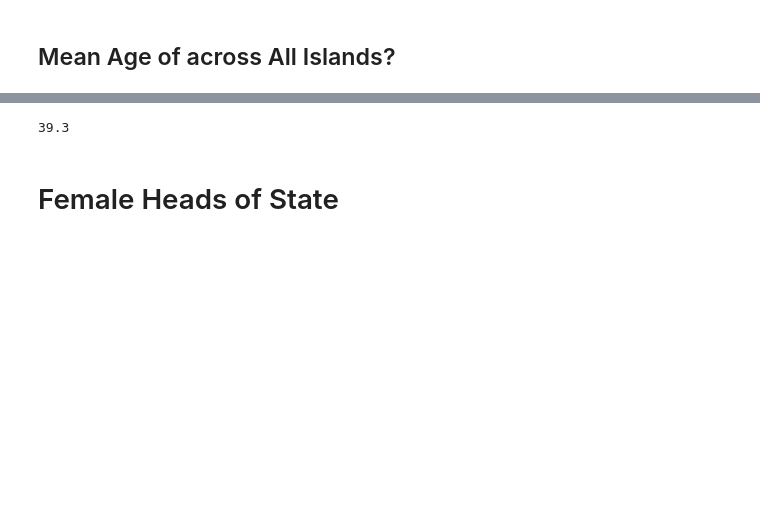
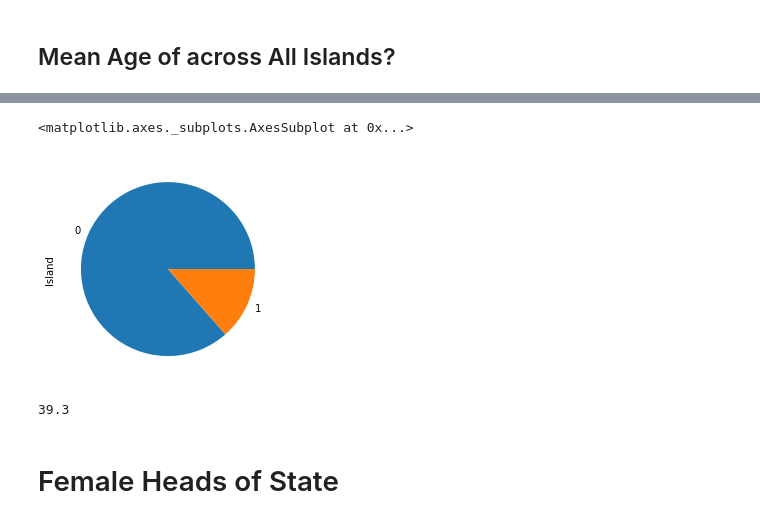
Before and after one commit to jesusmartinezprofesor/machine-learning-program, a Jupyter notebook: #01. Data Tables & Basic Concepts of Programming/01practice.ipynb, the cells around one changed output, grey strips where cells are left out. Drawn from its saved outputs; the diff is of its cells as text; code cells hidden in the pictures; blank space fills up the shorter version.

```diff
--- a/#01. Data Tables & Basic Concepts of Programming/01practice.ipynb
+++ b/#01. Data Tables & Basic Concepts of Programming/01practice.ipynb
@@ -88,3 +157,8 @@ Name: Island, dtype: int64
+# %%
+df["Island"].value_counts().plot(kind="pie")
+# %% [output]
+<matplotlib.axes._subplots.AxesSubplot at 0x...>
+[figure, added]
 # %%
 # %% [output]
 39.3
```
Also changed, not shown: parts of 19 cells of this notebook, 6 other files.
